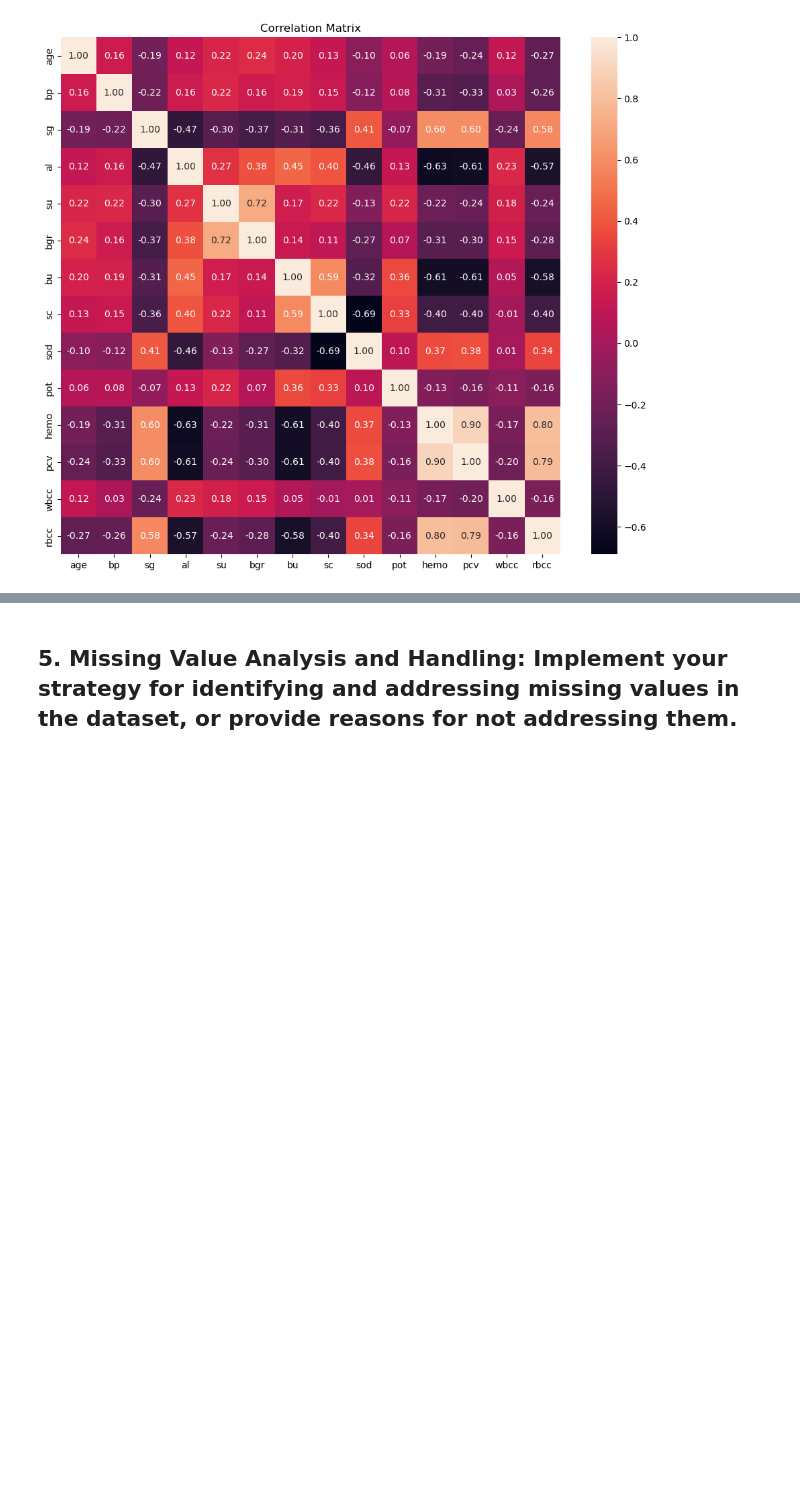
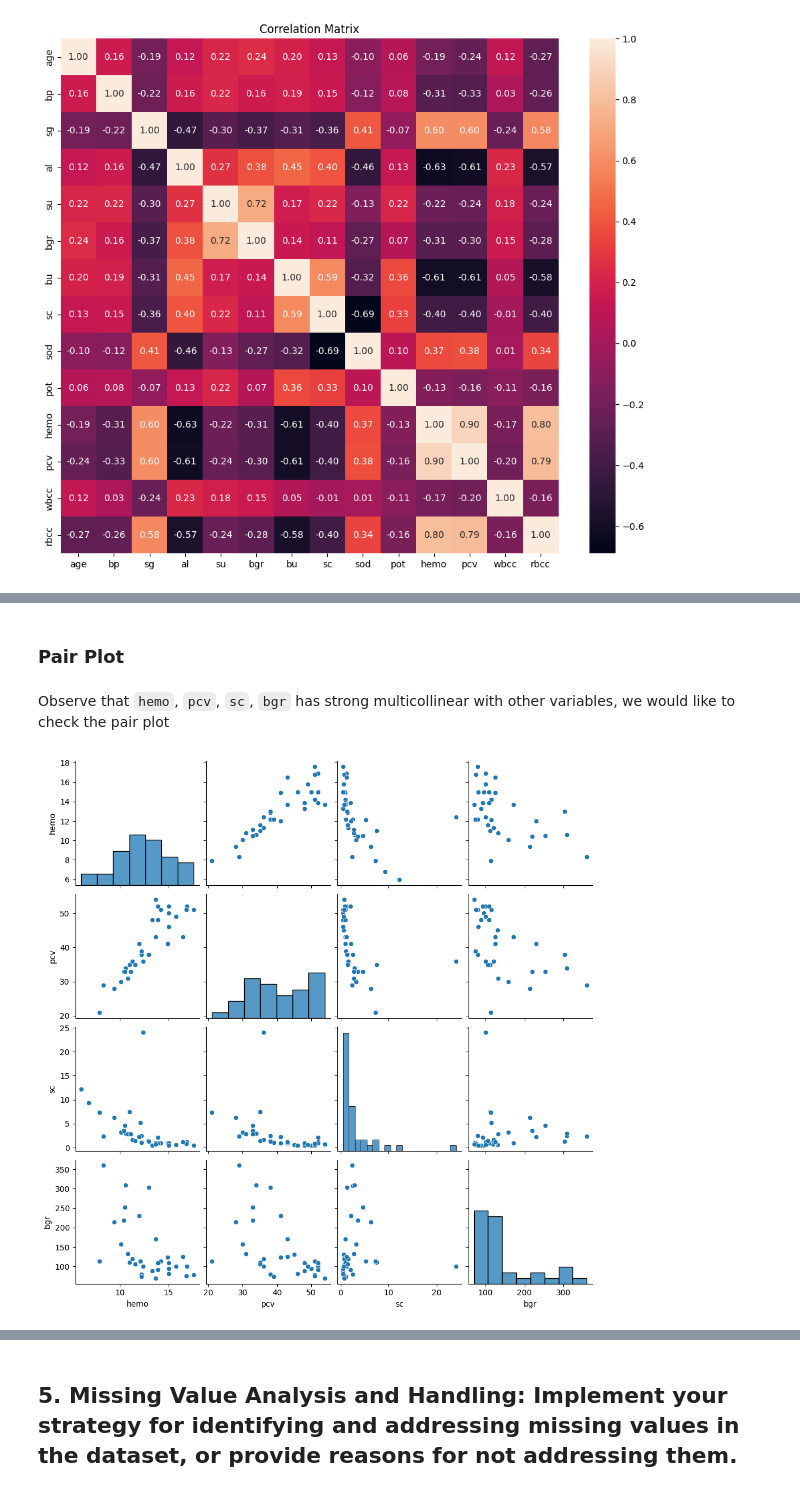
Before and after one commit to lisall8/3DAProject, a Jupyter notebook: assignment6.ipynb, the cells around one changed output, grey strips where cells are left out. Saved outputs shown, nothing was run; the diff lists cells and outputs as text; code cells hidden in the pictures; blank space fills up the shorter version.

```diff
--- a/assignment6.ipynb
+++ b/assignment6.ipynb
@@ -227,7 +227,9 @@ Correlation Heat Map
 # %%
-correlation_matrix = df.corr()
+## Select only numeric columns for correlation
+numeric_df = df.select_dtypes(include=[np.number])
+correlation_matrix = numeric_df.corr()
 
-
+## Plot
 plt.figure(figsize=(12, 10))
 sns.heatmap(correlation_matrix, annot=True, fmt=".2f")
 plt.title('Correlation Matrix')
@@ -254,0 +261,17 @@ ValueError: Could not interpret value `????` for parameter `x`
+# %% [markdown]
+### Pair Plot
+# %% [markdown]
+Observe that `hemo`, `pcv`, `sc`, `bgr` has strong multicollinear with other variables, we would like to check the pair plot
+# %%
+## Reduce the sample size
+sampled_df = numeric_df.sample(frac=0.1, random_state=1)
+
+## Select high multicollinear variables
+columns_to_plot = ['hemo', 'pcv', 'sc', 'bgr']
+subset_df = sampled_df[columns_to_plot]
+
+## plot
+sns.pairplot(subset_df)
+plt.show()
+# %% [output]
+[figure, added]
```
Also changed, not shown: parts of 19 cells of this notebook, 1 other file.
